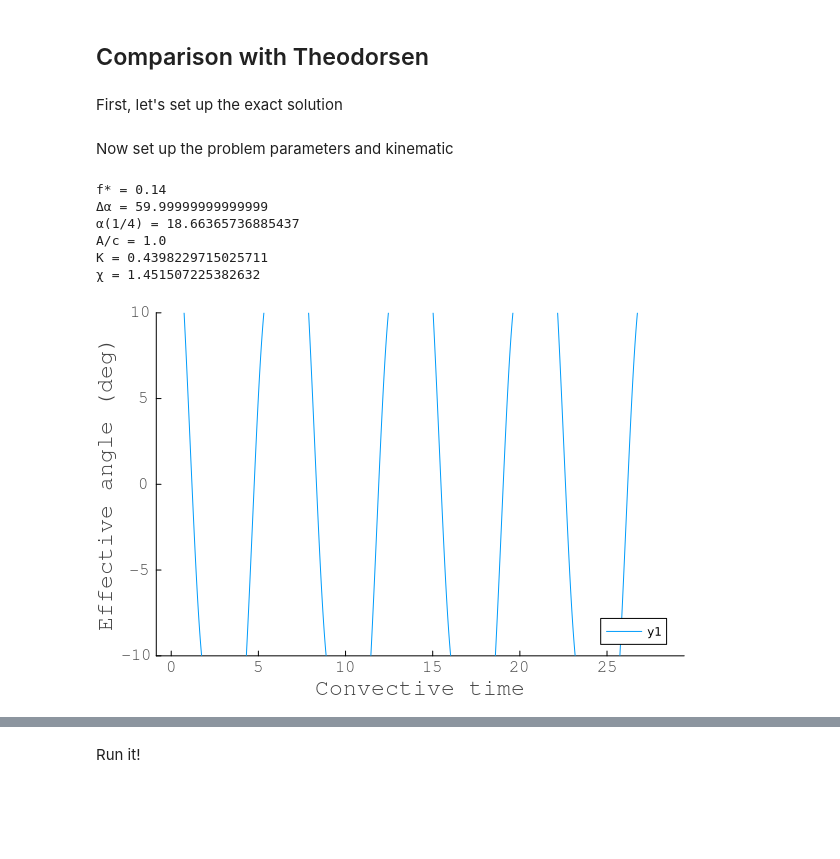
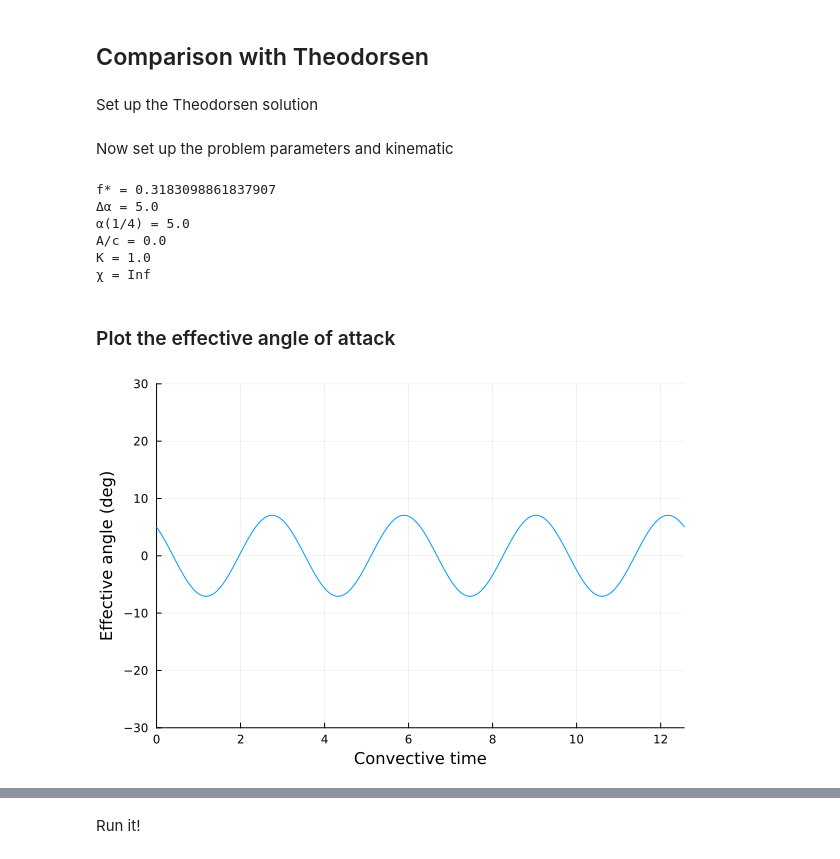
Before and after one commit to darwindarak/PotentialFlow.jl, a Jupyter notebook: other-notebooks/Hybrid Model Force Compare Oscil Heave.ipynb, the cells around one changed output, grey strips where cells are left out. Drawn from its saved outputs; the diff is of its cells as text; code cells hidden in the pictures; blank space fills up the shorter version.

```diff
--- a/other-notebooks/Hybrid Model Force Compare Oscil Heave.ipynb
+++ b/other-notebooks/Hybrid Model Force Compare Oscil Heave.ipynb
@@ -304,7 +28,7 @@ sheettip_to_blob!
 # %% [markdown]
 ## Comparison with Theodorsen
 # %% [markdown]
-First, let's set up the exact solution
+Set up the Theodorsen solution
 # %%
 C(κ::Float64) = hankelh2(1,κ)/(hankelh2(1,κ)+im*hankelh2(0,κ))
 
@@ -328,22 +52,15 @@ Now set up the problem parameters and kinematic
 # %%
 L = 1.0   # chord length
 
-N = 128   # number of plate control points
-
-Δt = 1e-2; # time step
-δ = 0.05 #0.1 #0.01
-lesp = 10 #0.1
-tesp = 0.0
-
-#=
-a = 0.25 #0.25 # location of pitch axis, a = 0.5 is leading edge
+a = 0.5 #0.25 # location of pitch axis, a = 0.5 is leading edge
 ϕ = -π/2  # phase lag of pitch to heave
-A = 0.05 #0.0  # amplitude/chord
+A = 0.0 #0.0  # amplitude/chord
 fstar = 1/π # fc/U
 α₀ = 0 # mean angle of attack
 Δα = 5π/180 #2π/180 # amplitude of pitching
-=#
 
+
+#=
 # Kinsey-Dumas case
 a = 0.2 #0.2 # location of pitch axis, a = 0.5 is leading edge
 ϕ = -π/2  # phase lag of pitch to heave
@@ -351,6 +68,7 @@ A = 1.0 #1.0  # amplitude/chord
 fstar = 0.14 # fc/U
 α₀ = 0π/180 # mean angle of attack
 Δα = 60π/180 #20π/180 # amplitude of pitching
+=#
 
 χ = Δα/atan(2π*A*fstar)
 K = π*fstar # reduced frequency, K = πfc/U
@@ -364,16 +82,18 @@ println("χ = ",χ)
 oscil = RigidBodyMotions.PitchHeave(1.0,a,K,ϕ,α₀,Δα,A);
 motion = Plates.RigidBodyMotion(oscil);
 # %% [output]
-f* = 0.14
-Δα = 59.99999999999999
-α(1/4) = 18.66365736885437
-A/c = 1.0
-K = 0.4398229715025711
-χ = 1.451507225382632
+f* = 0.3183098861837907
+Δα = 5.0
+α(1/4) = 5.0
+A/c = 0.0
+K = 1.0
+χ = Inf
+# %% [markdown]
+### Plot the effective angle of attack
 # %%
 t = 0:0.01:(4.0./fstar)
 Vy = map(x -> imag(x[1]),motion.kin.(t))
 αeff = atan.(-Vy)+motion.kin.α.(t)
-plot(t,αeff*180/π,ylim=(-10,10),ylabel="Effective angle (deg)",xlabel="Convective time")
+plot(t,αeff*180/π,xlim=(0,Inf),ylim=(-30,30),legend=false,ylabel="Effective angle (deg)",xlabel="Convective time")
 # %% [output]
-[figure, old version]
+[figure, new version]
```
Also changed, not shown: parts of 38 cells of this notebook, 3 other files.
